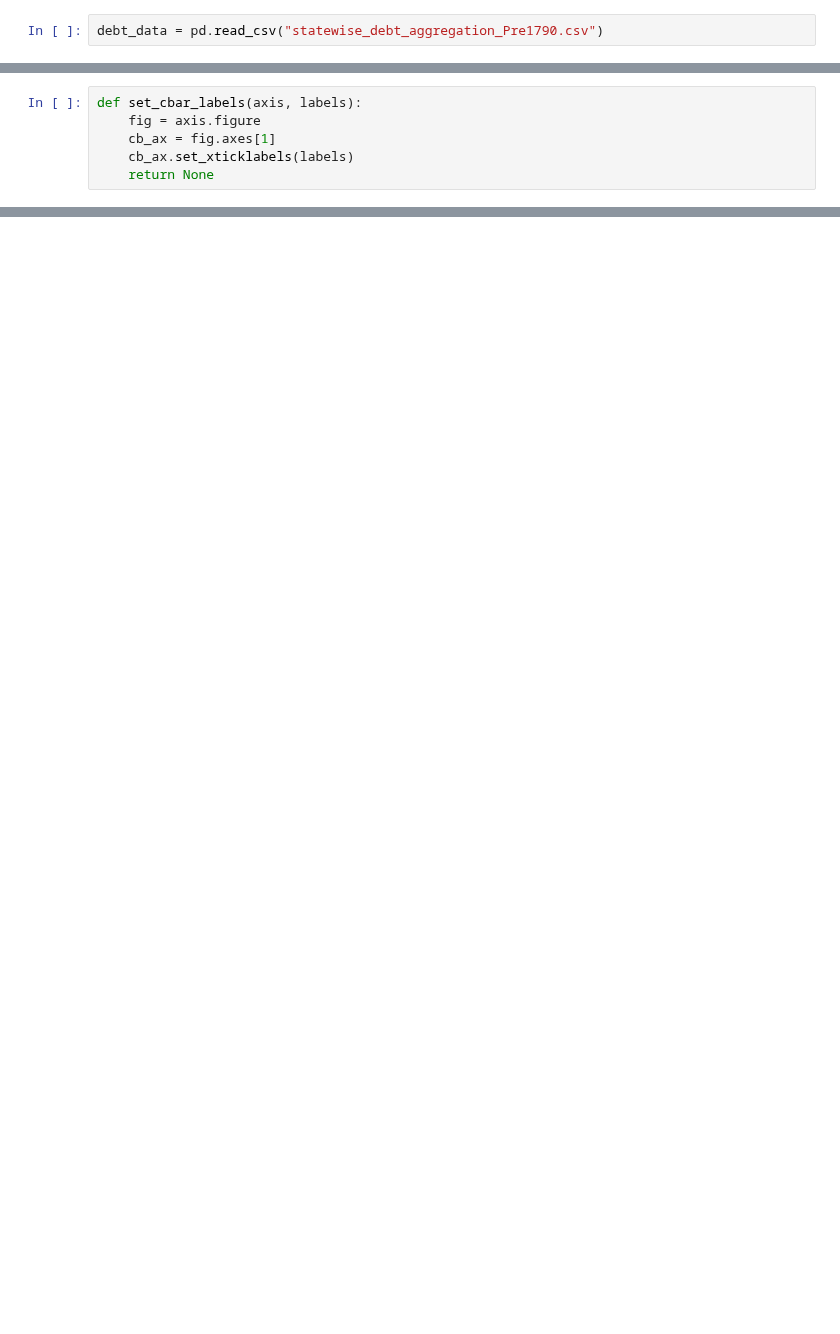
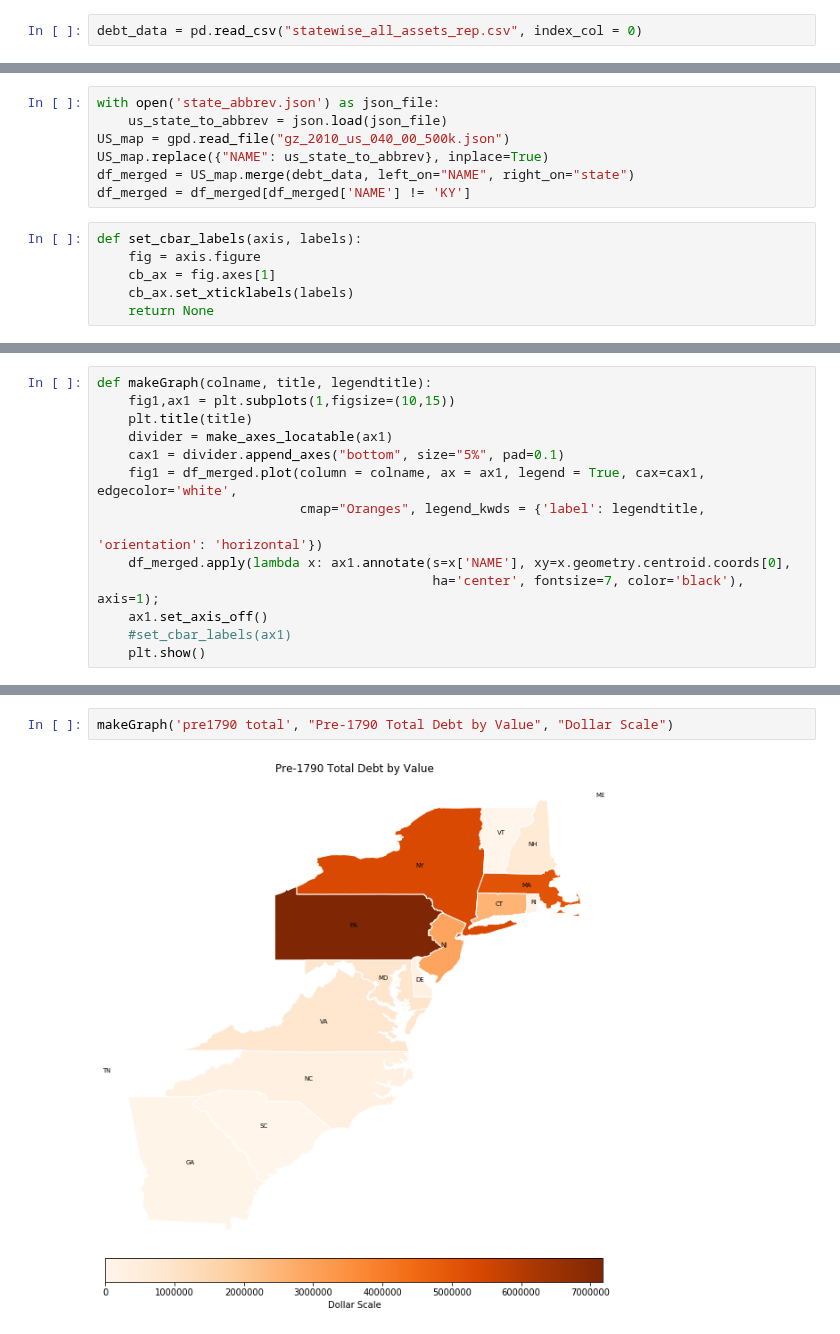
Before and after one commit to davidch2020/SPEOC-pt-1, a Jupyter notebook: State_Asset_Movement/pre1790_debt_visualization.ipynb, the cells around one changed output, grey strips where cells are left out. Cells and saved outputs as stored; diff of their text form; blank space fills up the shorter version.

Commit message:
added graphs

```diff
--- a/State_Asset_Movement/pre1790_debt_visualization.ipynb
+++ b/State_Asset_Movement/pre1790_debt_visualization.ipynb
@@ -8,2 +9,2 @@ import mapclassify
 # %%
-debt_data = pd.read_csv("statewise_debt_aggregation_Pre1790.csv")
+debt_data = pd.read_csv("statewise_all_assets_rep.csv", index_col = 0)
@@ -83,3 +24,10 @@ df_merged
+# %%
+with open('state_abbrev.json') as json_file:
+    us_state_to_abbrev = json.load(json_file)
+US_map = gpd.read_file("gz_2010_us_040_00_500k.json")
+US_map.replace({"NAME": us_state_to_abbrev}, inplace=True)
+df_merged = US_map.merge(debt_data, left_on="NAME", right_on="state")
+df_merged = df_merged[df_merged['NAME'] != 'KY']
 # %%
 def set_cbar_labels(axis, labels):
     fig = axis.figure
@@ -136,0 +37,14 @@ plt.show()
+# %%
+def makeGraph(colname, title, legendtitle):
+    fig1,ax1 = plt.subplots(1,figsize=(10,15))
+    plt.title(title)
+    divider = make_axes_locatable(ax1)
+    cax1 = divider.append_axes("bottom", size="5%", pad=0.1)
+    fig1 = df_merged.plot(column = colname, ax = ax1, legend = True, cax=cax1, edgecolor='white',
+                          cmap="Oranges", legend_kwds = {'label': legendtitle,
+                                                                               'orientation': 'horizontal'})
+    df_merged.apply(lambda x: ax1.annotate(s=x['NAME'], xy=x.geometry.centroid.coords[0],
+                                           ha='center', fontsize=7, color='black'), axis=1);
+    ax1.set_axis_off()
+    #set_cbar_labels(ax1)
+    plt.show()
@@ -136,0 +53,4 @@ plt.show()
+# %%
+makeGraph('pre1790 total', "Pre-1790 Total Debt by Value", "Dollar Scale")
+# %% [output]
+[figure, added]
```
Also changed, not shown: parts of 23 cells of this notebook, 4 other files.
